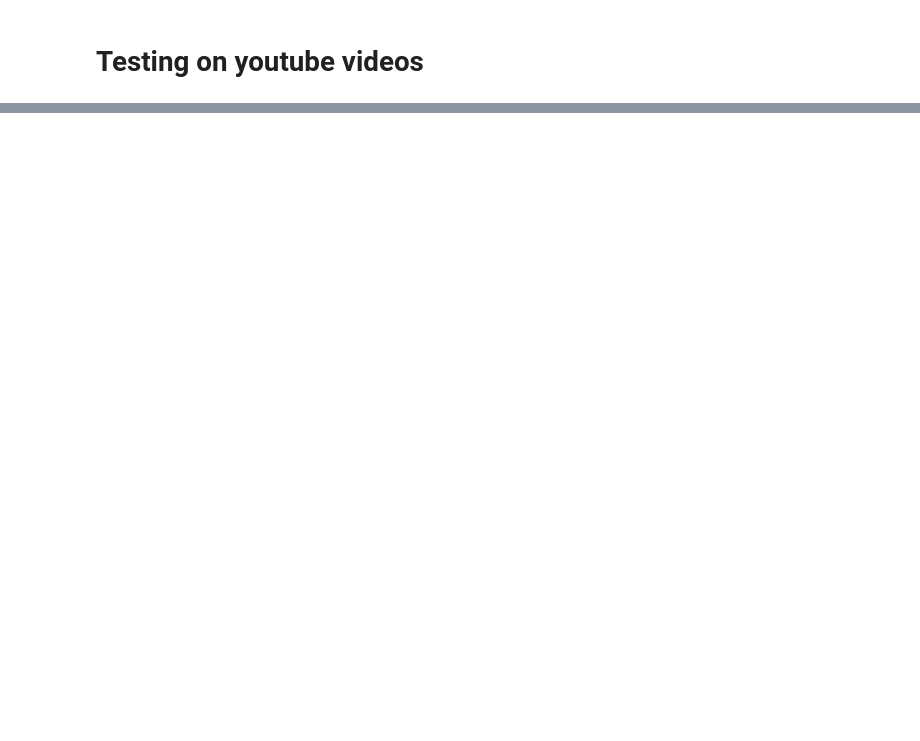
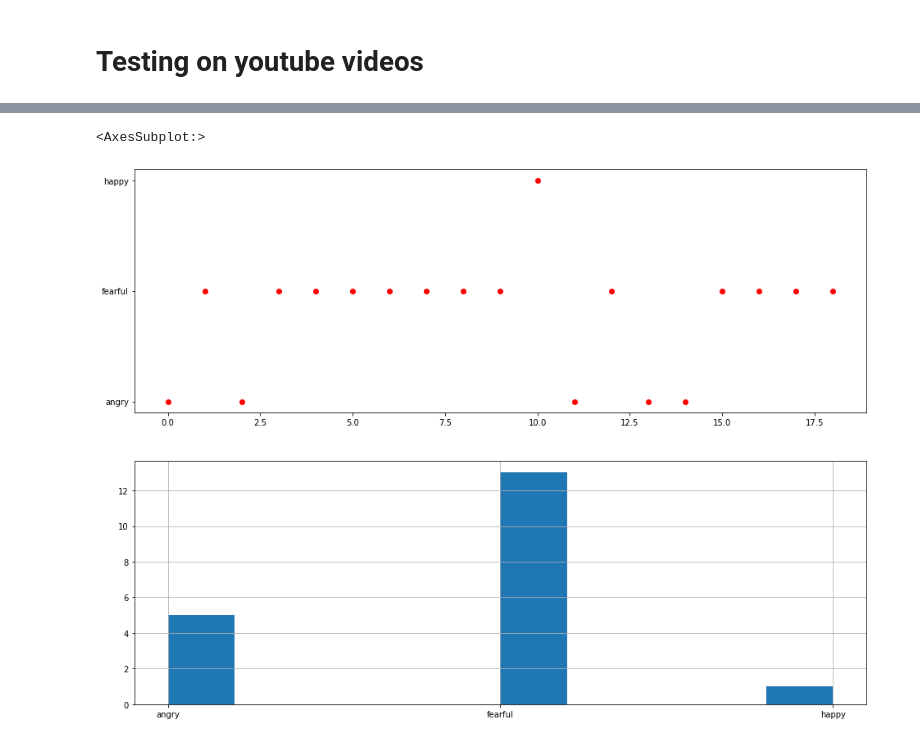
Before and after one commit to lehtoneo/ids-project, a Jupyter notebook: experimenting/model_creation_tf.ipynb, the cells around one changed output, grey strips where cells are left out. Saved outputs shown, nothing was run; the diff lists cells and outputs as text; code cells hidden in the pictures; blank space fills up the shorter version.

```diff
--- a/experimenting/model_creation_tf.ipynb
+++ b/experimenting/model_creation_tf.ipynb
@@ -352,2 +366,8 @@ except:
+# %%
+def rm_folder(path):
+    try:
+        shutil.rmtree(path)
+    except:
+        None
 # %%
 #
@@ -394,0 +403,41 @@ NameError: name 'AudioSegment' is not defined
+# %%
+folder_containing_splits = "\\How to tie a tie 1 minute tutorial_split"
+
+folder_name = os.getcwd() + "\\test_yt_data" + folder_containing_splits
+df_emotions = pd.DataFrame(columns=['file_name', 'emotion', 'start_time', 'emotion_class', 'confidence'])
+
+for file in os.listdir(folder_name):
+    file_name = os.fsdecode(file)
+    path = folder_name + "\\" + file_name
+    features = extract_feature(path)
+    features = np.expand_dims(features, axis=1)
+    features = np.expand_dims(features, axis=0)
+    features = features.astype(np.float32)
+
+    start_time = file_name.split('_')[len(file_name.split('_'))-1].split('-')[0]
+
+    predic = model.predict(features)
+    predic_confidence = float(np.amax(predic,1)[0])
+
+    emotion = category_to_emotion[np.argmax(predic)]
+    emotion_class = emotions_dict[emotion]
+
+
+    new_row = {'file_name': file_name,
+               'emotion': emotion,
+              'start_time': int(start_time),
+              'emotion_class': emotion_class,
+              'confidence': predic_confidence}
+    df_emotions = df_emotions.append(new_row, ignore_index=True)
+
+df_emotions.sort_values(by='start_time', inplace=True)
+# %%
+import matplotlib.pyplot as plt
+fig = plt.figure(figsize = (16,12))
+plt.subplot(2,1,1)
+plt.plot(np.array(df_emotions['emotion']), 'ro')
+plt.subplot(2,1,2)
+df_emotions['emotion'].hist()
+# %% [output]
+<AxesSubplot:>
+[figure, added]
```
Also changed, not shown: parts of 23 cells of this notebook, 3 other files.
